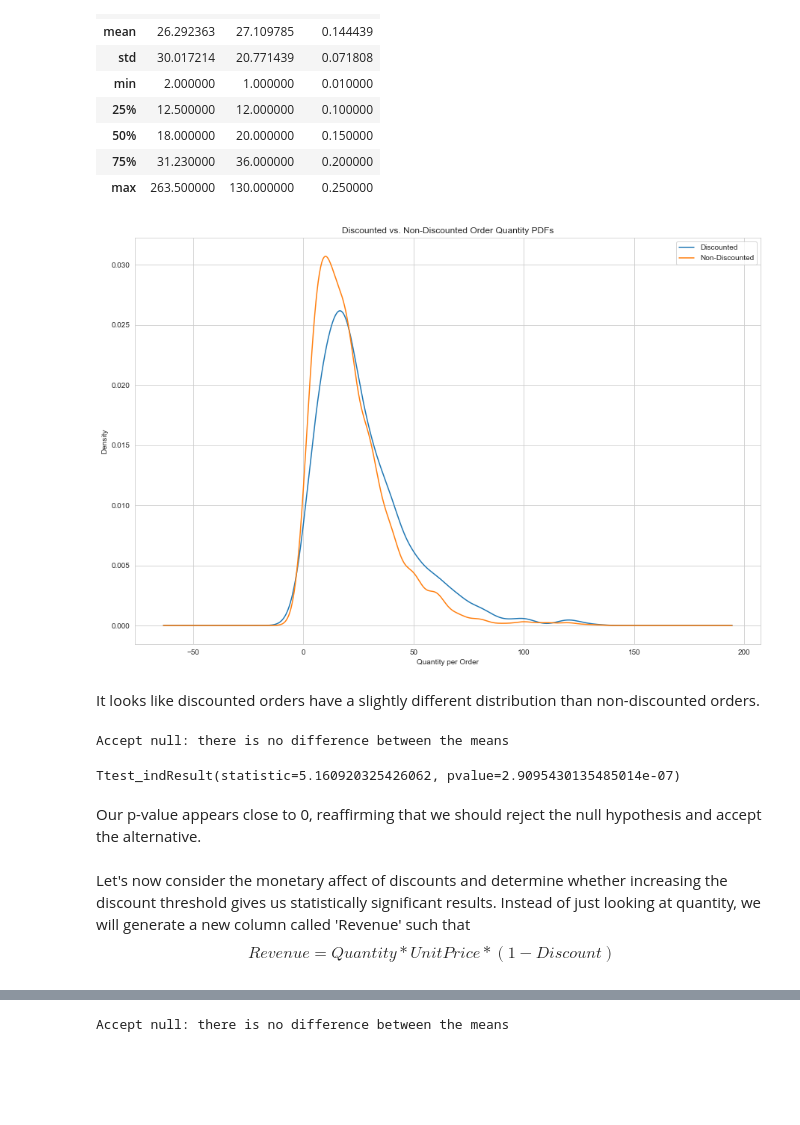
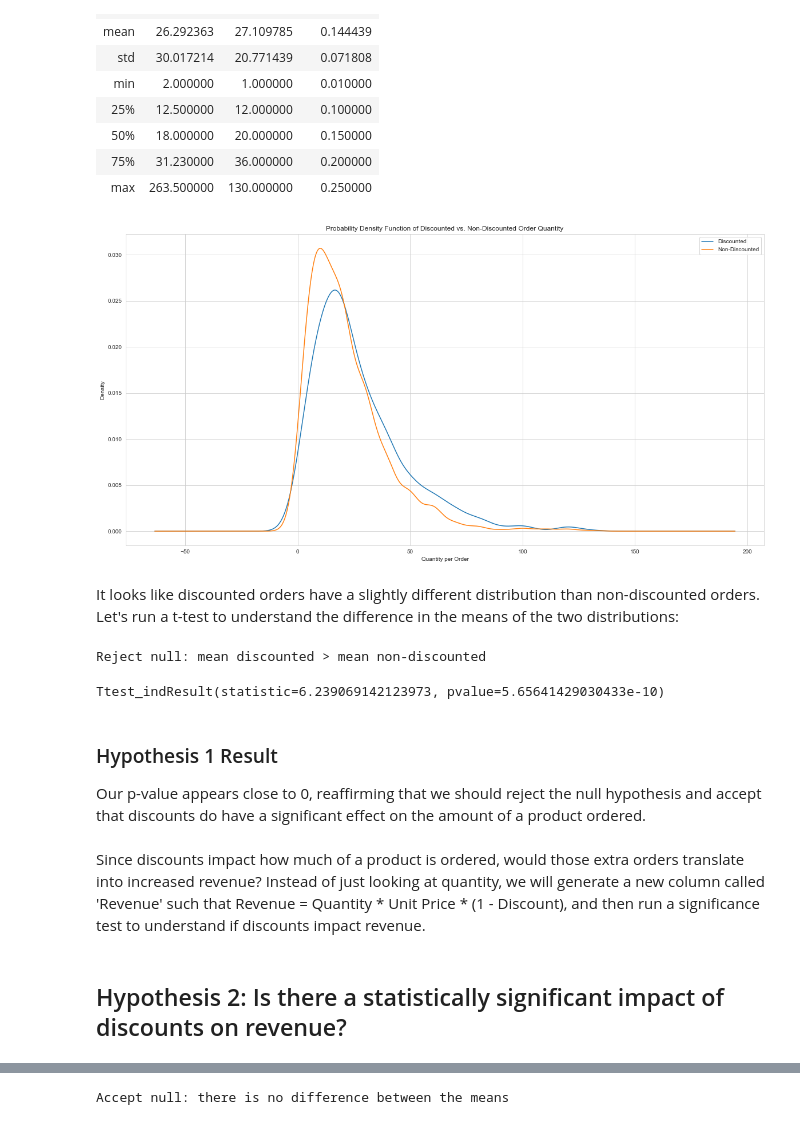
Before and after one commit to melisabardhi/Project2, a Jupyter notebook: Project 2.ipynb, the cells around one changed output, grey strips where cells are left out. Cells and saved outputs as stored; diff of their text form; code cells hidden in the pictures; blank space fills up the shorter version.

```diff
--- a/Project 2.ipynb
+++ b/Project 2.ipynb
@@ -87,9 +90,10 @@ warnings.filterwarnings('ignore')
 # %%
 # connecting to Northwind Database through sqlite
 conn = sqlite3.connect('Northwind_small.sqlite')
-c = conn.cursor()
-# Deriving high level data schema/ information from Northwind database
-c.execute("SELECT name FROM sqlite_master WHERE type = 'table';").fetchall()
+cur = conn.cursor()
+
+# Deriving high level data schema / table information from Northwind database
+cur.execute("SELECT name FROM sqlite_master WHERE type = 'table';").fetchall()
 # %% [output]
 [('Employee',),
  ('Category',),
@@ -503,5 +458,5 @@ print([x['name'] for x in inspector.get_columns('Product')])
 # %%
-# Query relevant columns on product
+# Query relevant columns on product using SQLite
 query = """
 SELECT
     p.ProductName, od.UnitPrice, od.Quantity, od.Discount
@@ -510,7 +465,12 @@ FROM
     JOIN
     OrderDetail od
     ON
-    p.Id = od.ProductId
-"""
-df = pd.read_sql_query(query, engine)
+    p.Id = od.ProductId"""
+
+cur.execute(query)
+
+# Ensure dataframe pulls in right column names
+df = pd.DataFrame(cur.fetchall())
+df.columns = [x[0] for x in cur.description]
+df.head()
 # %% [output]
@@ -555,17 +502,17 @@ df_disc.describe()
 | 75% | 31.230000 | 36.000000 | 0.200000 |
 | max | 263.500000 | 130.000000 | 0.250000 |
 # %%
-# Plot
-plt.figure(figsize=(15, 10))
+# Plot Discounted vs. non-Discounted
+plt.figure(figsize=(20, 10))
 df_disc.Quantity.plot.kde(label='Discounted')
 df_ndisc.Quantity.plot.kde(label='Non-Discounted')
-plt.title('Discounted vs. Non-Discounted Order Quantity PDFs')
+plt.title('Probability Density Function of Discounted vs. Non-Discounted Order Quantity')
 plt.xlabel('Quantity per Order')
 plt.legend()
 plt.savefig('disc.png')
 plt.show()
 # %% [output]
-[figure, old version]
+[figure, new version]
 # %% [markdown]
-It looks like discounted orders have a slightly different distribution than non-discounted orders.
+It looks like discounted orders have a slightly different distribution than non-discounted orders. Let's run a t-test to understand the difference in the means of the two distributions:
 # %%
@@ -573,20 +520,23 @@ It looks like discounted orders have a slightly different distribution than non-
 results = stats.ttest_ind(df_disc.Quantity, df_ndisc.Quantity, equal_var=False)
 # %%
-# pvalue <<< 0.05 reject null hypothesis, quantity mean of Discounted is greater than that of Non-discounted
+# If mean of discounted is > mean of non-discounted, reject null hypothesis
 alpha = 0.05
 if (results[0] > 0) & (results[1]/2 < alpha):
       print("Reject null: mean discounted > mean non-discounted")
 else:
     print("Accept null: there is no difference between the means")
 # %% [output]
-Accept null: there is no difference between the means
+Reject null: mean discounted > mean non-discounted
 # %%
-# run t-test results
+# Run t-test results
 results
 # %% [output]
-Ttest_indResult(statistic=5.160920325426062, pvalue=2.9095430135485014e-07)
+Ttest_indResult(statistic=6.239069142123973, pvalue=5.65641429030433e-10)
 # %% [markdown]
-Our p-value appears close to 0, reaffirming that we should reject the null hypothesis and accept the alternative.
+### Hypothesis 1 Result
+Our p-value appears close to 0, reaffirming that we should reject the null hypothesis and accept that discounts do have a significant effect on the amount of a product ordered.
 # %% [markdown]
-Let's now consider the monetary affect of discounts and determine whether increasing the discount threshold gives us statistically significant results. Instead of just looking at quantity, we will generate a new column called 'Revenue' such that$$ Revenue = Quantity * Unit Price * (1 - Discount) $$
+Since discounts impact how much of a product is ordered, would those extra orders translate into increased revenue? Instead of just looking at quantity, we will generate a new column called 'Revenue' such that Revenue = Quantity * Unit Price * (1 - Discount), and then run a significance test to understand if discounts impact revenue.
+# %% [markdown]
+## Hypothesis 2: Is there a statistically significant impact of discounts on revenue?
 # %%
```
Also changed, not shown: parts of 167 cells of this notebook, 5 other files.
